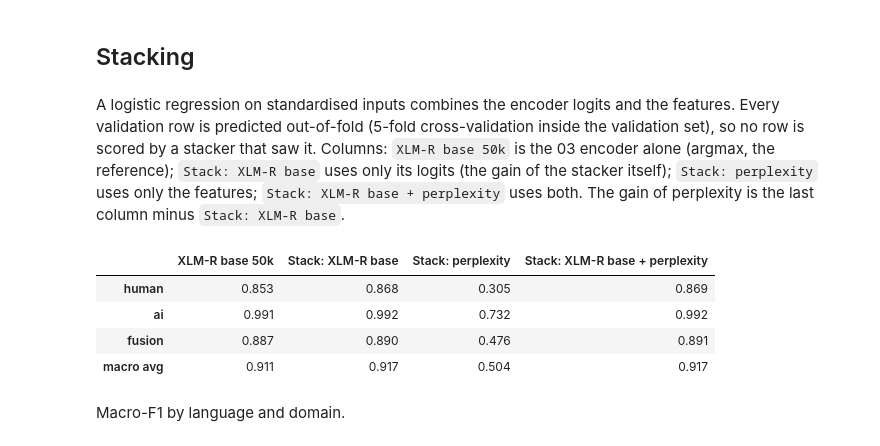
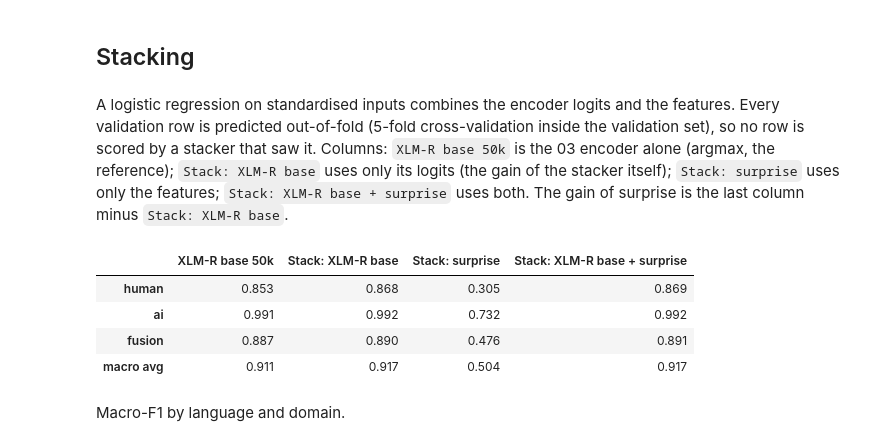
Before and after one commit to BohdanZasymovych/ai-hw3-ai-text-detection, a Jupyter notebook: notebooks/05_surprise.ipynb, the cells around one changed output. Saved outputs shown, nothing was run; the diff lists cells and outputs as text; code cells hidden in the pictures.

Commit message:
refactor: perplexity renamed to the surprise everywhere

```diff
--- a/notebooks/05_perplexity.ipynb
+++ b/notebooks/05_surprise.ipynb
@@ -69,9 +69,9 @@ pd.DataFrame({"texts": [len(val), len(test)]}, index=["validation", "test"])
 For every token $t_i$ the language model gives $p_\theta(t_i \mid t_1, \dots, t_{i-1})$. Its surprise is $s_i = -\log p_\theta(t_i \mid t_{<i})$, and the perplexity of a text is $\exp\big(\frac{1}{n}\sum_i s_i\big)$. Text generated by an LLM is predictable to another LLM (low surprise), human text less so, and fusion mixes both. The first 2,048 tokens of each validation and test text are scored; the result is cached.
 # %%
 MAX_TOKENS, CHUNK = 2048, 128
-ppl_key = {"model": PPL_MODEL, "max_tokens": MAX_TOKENS, "n_val": len(val), "n_test": len(test), "v": 1}
-surprise = {name: cached(f"surprise_{name}", lambda: token_surprise(df["text"], PPL_MODEL, MAX_TOKENS),
-                         key={**ppl_key, "part": name})
+surprise_key = {"model": SURPRISE_MODEL, "max_tokens": MAX_TOKENS, "n_val": len(val), "n_test": len(test), "v": 1}
+surprise = {name: cached(f"surprise_{name}", lambda: token_surprise(df["text"], SURPRISE_MODEL, MAX_TOKENS),
+                         key={**surprise_key, "part": name})
             for name, df in [("val", val), ("test", test)]}
 # %% [output]
 [cache] loaded /home/bohdan/code/ai/hw3-ai-text-detection/artifacts/surprise_val.pkl
@@ -130,19 +130,19 @@ plt.show()
 # %% [markdown]
 ## Stacking
 # %% [markdown]
-A logistic regression on standardised inputs combines the encoder logits and the features. Every validation row is predicted out-of-fold (5-fold cross-validation inside the validation set), so no row is scored by a stacker that saw it. Columns: `XLM-R base 50k` is the 03 encoder alone (argmax, the reference); `Stack: XLM-R base` uses only its logits (the gain of the stacker itself); `Stack: perplexity` uses only the features; `Stack: XLM-R base + perplexity` uses both. The gain of perplexity is the last column minus `Stack: XLM-R base`.
+A logistic regression on standardised inputs combines the encoder logits and the features. Every validation row is predicted out-of-fold (5-fold cross-validation inside the validation set), so no row is scored by a stacker that saw it. Columns: `XLM-R base 50k` is the 03 encoder alone (argmax, the reference); `Stack: XLM-R base` uses only its logits (the gain of the stacker itself); `Stack: surprise` uses only the features; `Stack: XLM-R base + surprise` uses both. The gain of surprise is the last column minus `Stack: XLM-R base`.
 # %%
 y = val["label"].to_numpy()
 inputs = {
     "Stack: XLM-R base": enc["val"],
-    "Stack: perplexity": features["val"].to_numpy(),
-    "Stack: XLM-R base + perplexity": np.hstack([enc["val"], features["val"].to_numpy()]),
+    "Stack: surprise": features["val"].to_numpy(),
+    "Stack: XLM-R base + surprise": np.hstack([enc["val"], features["val"].to_numpy()]),
 }
 preds = {"XLM-R base 50k": label_order[enc["val"].argmax(axis=1)], **{name: oof_predict(X, y, SEED) for name, X in inputs.items()}}
 
 compare_f1(y, preds).style.background_gradient(cmap="Blues", axis=None).format("{:.3f}")
 # %% [output]
-|  | XLM-R base 50k | Stack: XLM-R base | Stack: perplexity | Stack: XLM-R base + perplexity |
+|  | XLM-R base 50k | Stack: XLM-R base | Stack: surprise | Stack: XLM-R base + surprise |
 | human | 0.853 | 0.868 | 0.305 | 0.869 |
 | ai | 0.991 | 0.992 | 0.732 | 0.992 |
 | fusion | 0.887 | 0.890 | 0.476 | 0.891 |
```
Also changed, not shown: parts of 5 cells of this notebook, 5 other files.
